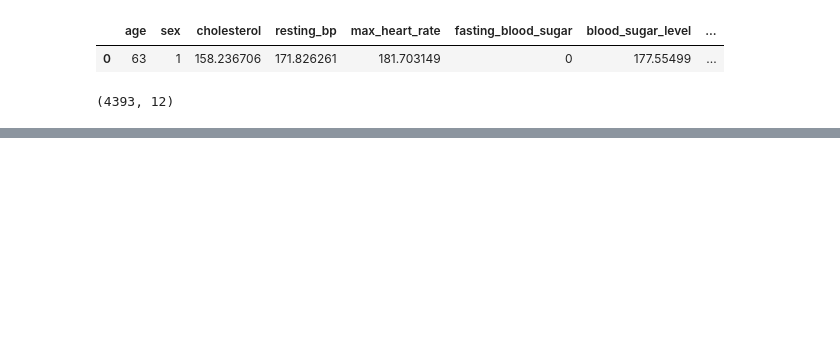
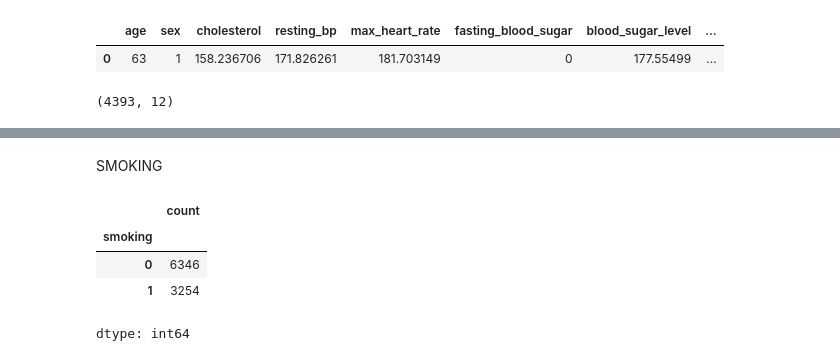
Before and after one commit to saaaaaaaaaaaaaad56/CodeAlpha_Disease_prediction, a Jupyter notebook: execution.ipynb, the cells around one changed output, grey strips where cells are left out. Drawn from its saved outputs; the diff is of its cells as text; code cells hidden in the pictures; blank space fills up the shorter version.

```diff
--- a/execution.ipynb
+++ b/execution.ipynb
@@ -175,0 +232,10 @@ x_train
+# %% [markdown]
+SMOKING
+# %%
+x_train['smoking'].value_counts()
+# %% [output]
+|  | count |
+| smoking |  |
+| 0 | 6346 |
+| 1 | 3254 |
+dtype: int64
```
Also changed, not shown: parts of 17 cells of this notebook.
